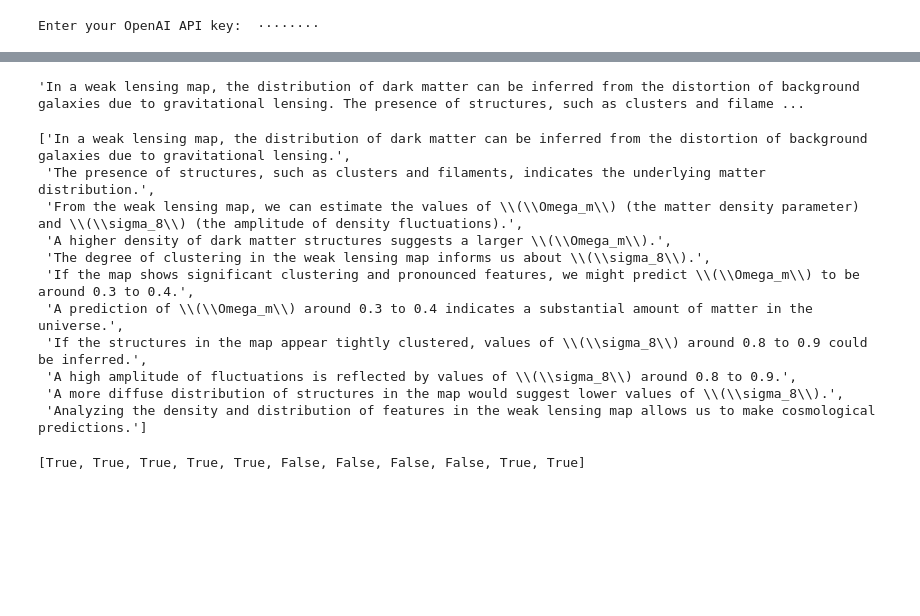
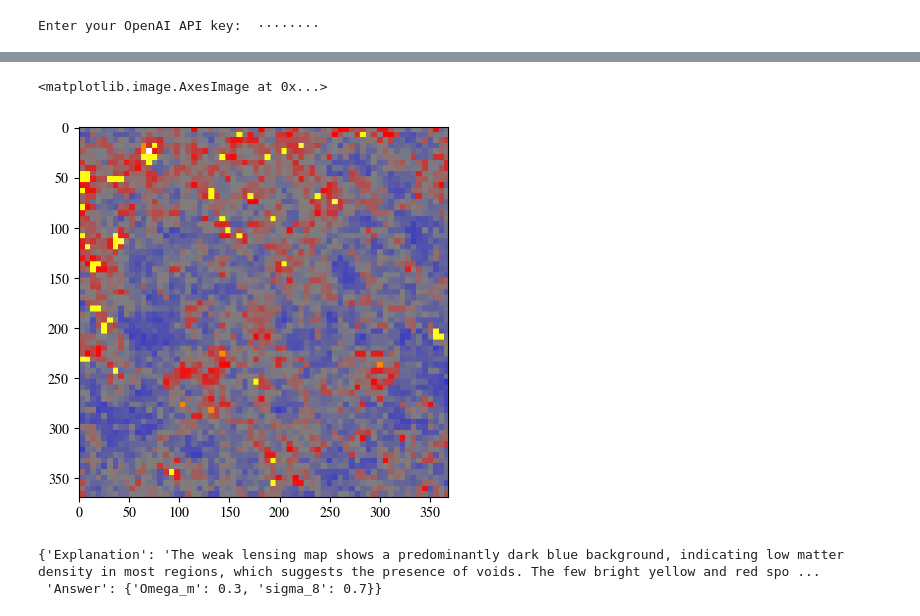
Before and after one commit to BrachioLab/FIX-2, a Jupyter notebook: notebooks/massmaps.ipynb, the cells around one changed output, grey strips where cells are left out. Cells and saved outputs as stored; diff of their text form; code cells hidden in the pictures; blank space fills up the shorter version.

Commit message:
Update massmaps

```diff
--- a/notebooks/massmaps.ipynb
+++ b/notebooks/massmaps.ipynb
@@ -351,4 +36,0 @@ llm_generated_answer = get_llm_generated_answer(image)
-# %%
-llm_generated_answer
-# %% [output]
-'In a weak lensing map, the distribution of dark matter can be inferred from the distortion of background galaxies due to gravitational lensing. The presence of structures, such as clusters and filame ...
@@ -357,20 +37,14 @@ raw_atomic_claims = isolate_individual_features(llm_generated_answer)
-# %%
-raw_atomic_claims
-# %% [output]
-['In a weak lensing map, the distribution of dark matter can be inferred from the distortion of background galaxies due to gravitational lensing.',
- 'The presence of structures, such as clusters and filaments, indicates the underlying matter distribution.',
- 'From the weak lensing map, we can estimate the values of \\(\\Omega_m\\) (the matter density parameter) and \\(\\sigma_8\\) (the amplitude of density fluctuations).',
- 'A higher density of dark matter structures suggests a larger \\(\\Omega_m\\).',
- 'The degree of clustering in the weak lensing map informs us about \\(\\sigma_8\\).',
- 'If the map shows significant clustering and pronounced features, we might predict \\(\\Omega_m\\) to be around 0.3 to 0.4.',
- 'A prediction of \\(\\Omega_m\\) around 0.3 to 0.4 indicates a substantial amount of matter in the universe.',
- 'If the structures in the map appear tightly clustered, values of \\(\\sigma_8\\) around 0.8 to 0.9 could be inferred.',
- 'A high amplitude of fluctuations is reflected by values of \\(\\sigma_8\\) around 0.8 to 0.9.',
- 'A more diffuse distribution of structures in the map would suggest lower values of \\(\\sigma_8\\).',
- 'Analyzing the density and distribution of features in the weak lensing map allows us to make cosmological predictions.']
-# %%
-claim_relevances = [is_claim_relevant(image, llm_generated_answer, raw_atomic_claim) \
-    for raw_atomic_claim in raw_atomic_claims]
-claim_relevances
-# %% [output]
-[True, True, True, True, True, False, False, False, False, True, True]
+# %%
+import matplotlib.pyplot as plt
+
+plt.imshow(massmap_to_pil_norm(image))
+# %% [output]
+<matplotlib.image.AxesImage at 0x...>
+[figure, added]
+# %%
+# Generate explanation and answer at the same time
+llm_generated_answer = get_llm_generated_answer(image)
+llm_generated_answer
+# %% [output]
+{'Explanation': 'The weak lensing map shows a predominantly dark blue background, indicating low matter density in most regions, which suggests the presence of voids. The few bright yellow and red spo ...
+ 'Answer': {'Omega_m': 0.3, 'sigma_8': 0.7}}
```
Also changed, not shown: parts of 24 cells of this notebook, 2 other files.
